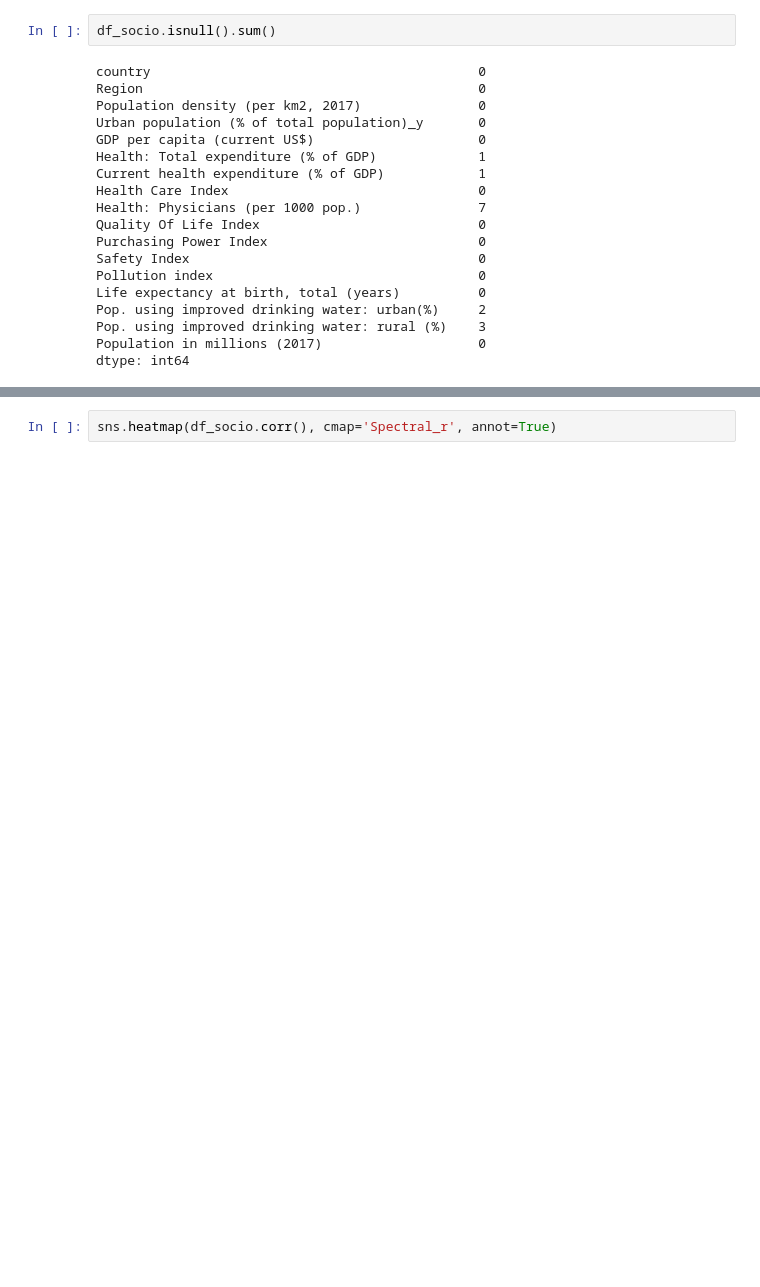
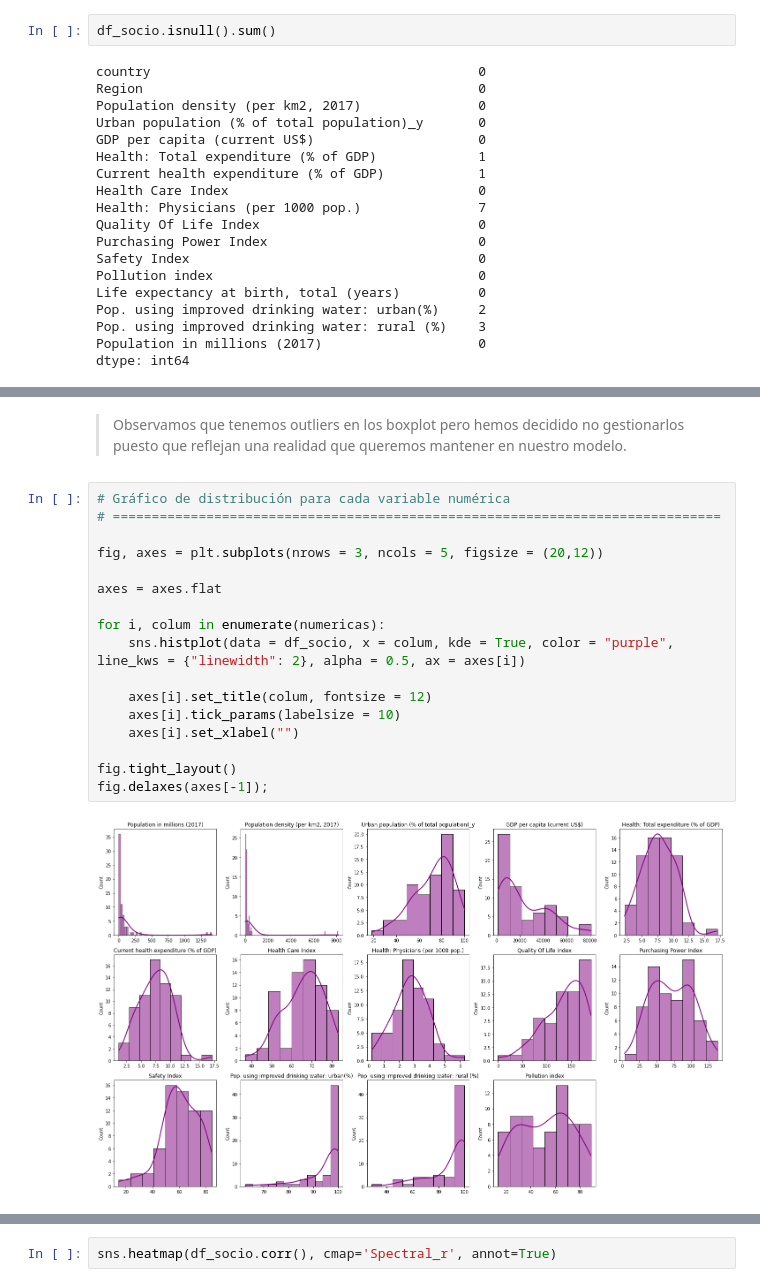
Before and after one commit to Adalab/promo-d-da-modulo3-sprint1-elisa-lidya, a Jupyter notebook: regresion-lineal/1-pair-regresion-lineal-ml-intro.ipynb, the cells around one changed output, grey strips where cells are left out. Saved outputs shown, nothing was run; the diff lists cells and outputs as text; blank space fills up the shorter version.

```diff
--- a/regresion-lineal/1-pair-regresion-lineal-ml-intro.ipynb
+++ b/regresion-lineal/1-pair-regresion-lineal-ml-intro.ipynb
@@ -407,0 +341,21 @@ numericas.corr()
+# %% [markdown]
+>Observamos que tenemos outliers en los boxplot pero hemos decidido no gestionarlos puesto que reflejan una realidad que queremos mantener en nuestro modelo.
+# %%
+# Gráfico de distribución para cada variable numérica
+# ==============================================================================
+
+fig, axes = plt.subplots(nrows = 3, ncols = 5, figsize = (20,12))
+
+axes = axes.flat
+
+for i, colum in enumerate(numericas):
+    sns.histplot(data = df_socio, x = colum, kde = True, color = "purple", line_kws = {"linewidth": 2}, alpha = 0.5, ax = axes[i])
+
+    axes[i].set_title(colum, fontsize = 12)
+    axes[i].tick_params(labelsize = 10)
+    axes[i].set_xlabel("")
+
+fig.tight_layout()
+fig.delaxes(axes[-1]);
+# %% [output]
+[figure, added]
```
Also changed, not shown: parts of 34 cells of this notebook, 6 other files.
